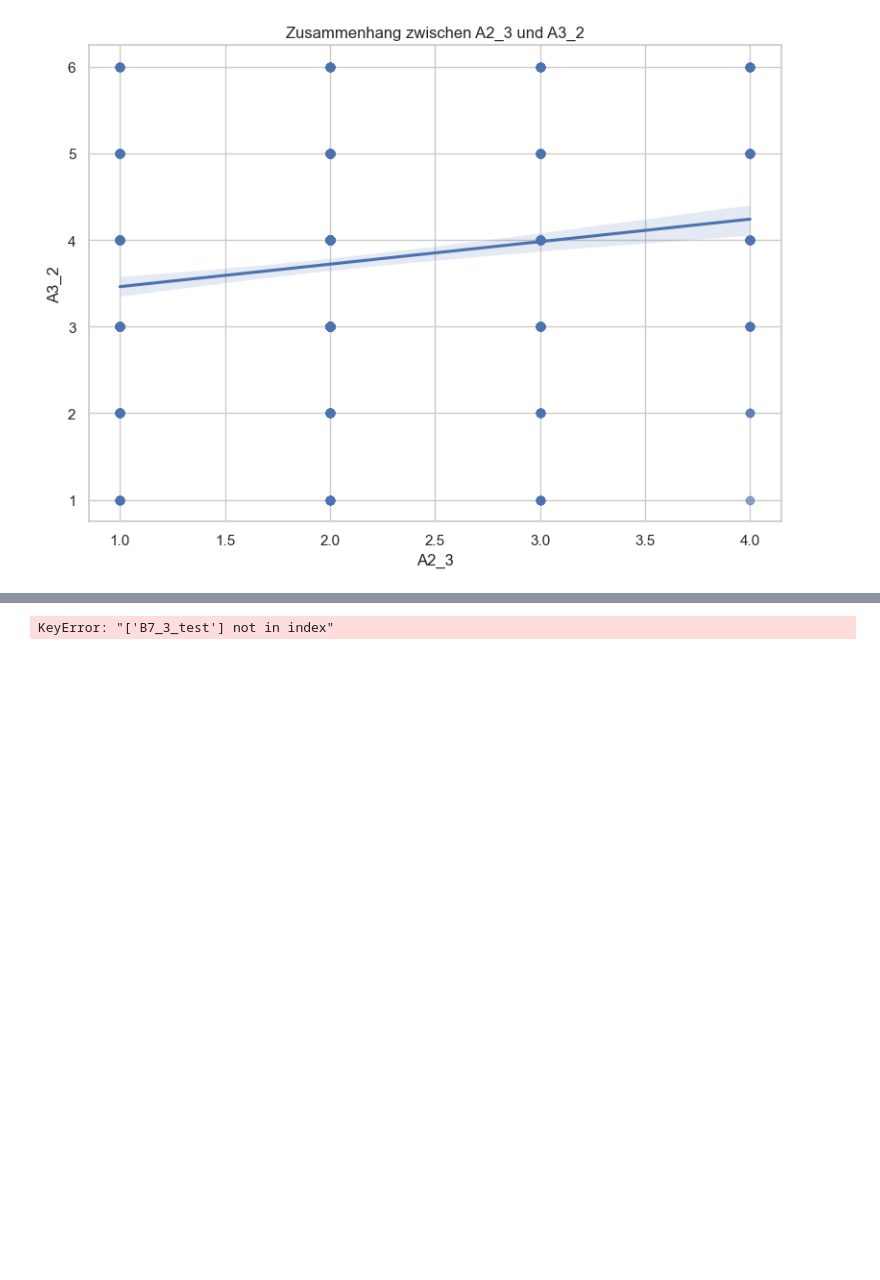
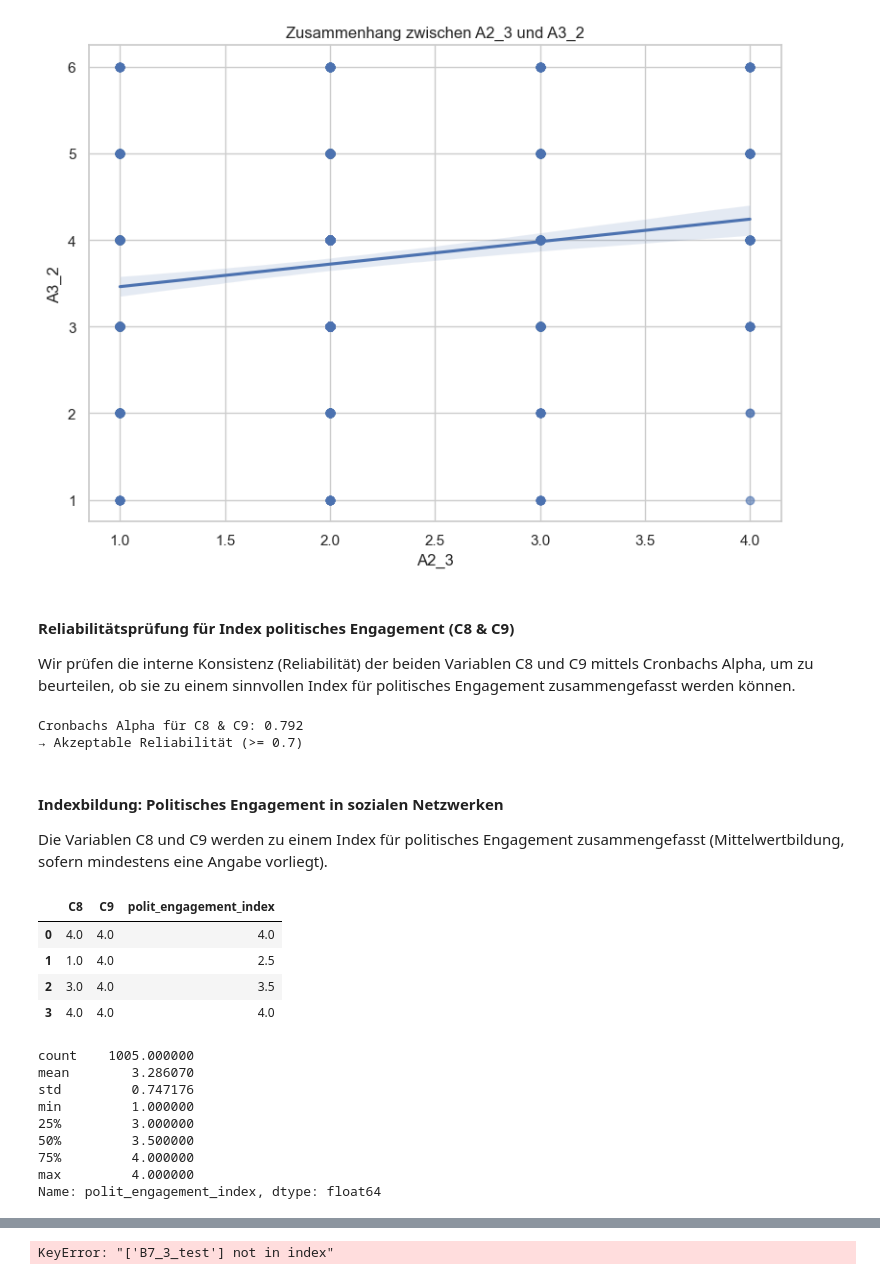
Before and after one commit to lara-polat/python_kurs, a Jupyter notebook: Project_Datenbereinigung.ipynb, the cells around one changed output, grey strips where cells are left out. Cells and saved outputs as stored; diff of their text form; code cells hidden in the pictures; blank space fills up the shorter version.

```diff
--- a/Project_Datenbereinigung.ipynb
+++ b/Project_Datenbereinigung.ipynb
@@ -911,0 +933,60 @@ plt.show()
+# %% [markdown]
+#### Reliabilitätsprüfung für Index politisches Engagement (C8 & C9)
+Wir prüfen die interne Konsistenz (Reliabilität) der beiden Variablen C8 und C9 mittels Cronbachs Alpha, um zu beurteilen, ob sie zu einem sinnvollen Index für politisches Engagement zusammengefasst werden können.
+# %%
+import numpy as np
+
+def cronbach_alpha(df):
+    df = df.dropna()
+    k = df.shape[1]
+    variances = df.var(axis=0, ddof=1)
+    total_var = df.sum(axis=1).var(ddof=1)
+    if total_var == 0:
+        return np.nan
+    alpha = (k / (k - 1)) * (1 - variances.sum() / total_var)
+    return alpha
+
+# Auswahl der Variablen
+engagement_vars = df_renamed[["C8", "C9"]]
+
+# Cronbachs Alpha berechnen
+alpha = cronbach_alpha(engagement_vars)
+print(f"Cronbachs Alpha für C8 & C9: {alpha:.3f}")
+
+# Interpretation
+if alpha >= 0.8:
+    print("→ Sehr gute Reliabilität (>= 0.8)")
+elif alpha >= 0.7:
+    print("→ Akzeptable Reliabilität (>= 0.7)")
+elif alpha >= 0.6:
+    print("→ Grenzwertige Reliabilität (>= 0.6)")
+else:
+    print("→ Niedrige Reliabilität (< 0.6)")
+# %% [output]
+Cronbachs Alpha für C8 & C9: 0.792
+→ Akzeptable Reliabilität (>= 0.7)
+# %% [markdown]
+#### Indexbildung: Politisches Engagement in sozialen Netzwerken
+Die Variablen C8 und C9 werden zu einem Index für politisches Engagement zusammengefasst (Mittelwertbildung, sofern mindestens eine Angabe vorliegt).
+# %%
+# Index politisches Engagement: Mittelwert aus C8 und C9 (sofern mindestens eine Angabe vorhanden)
+df_renamed["polit_engagement_index"] = df_renamed[["C8", "C9"]].mean(axis=1, skipna=True)
+
+# Verteilung und erste Kontrolle
+display(df_renamed[["C8", "C9", "polit_engagement_index"]].head(4))
+print(df_renamed["polit_engagement_index"].describe())
+# %% [output]
+|  | C8 | C9 | polit_engagement_index |
+| 0 | 4.0 | 4.0 | 4.0 |
+| 1 | 1.0 | 4.0 | 2.5 |
+| 2 | 3.0 | 4.0 | 3.5 |
+| 3 | 4.0 | 4.0 | 4.0 |
+count    1005.000000
+mean        3.286070
+std         0.747176
+min         1.000000
+25%         3.000000
+50%         3.500000
+75%         4.000000
+max         4.000000
+Name: polit_engagement_index, dtype: float64
```
Also changed, not shown: parts of 8 cells of this notebook.
